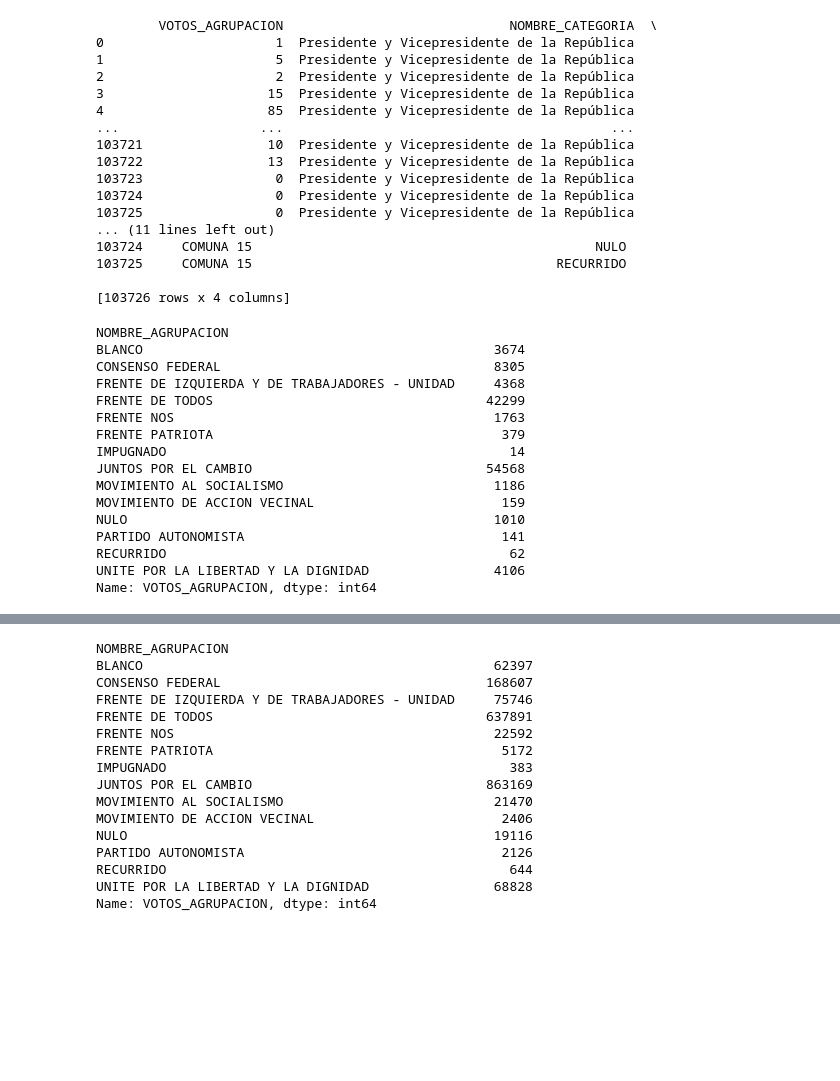
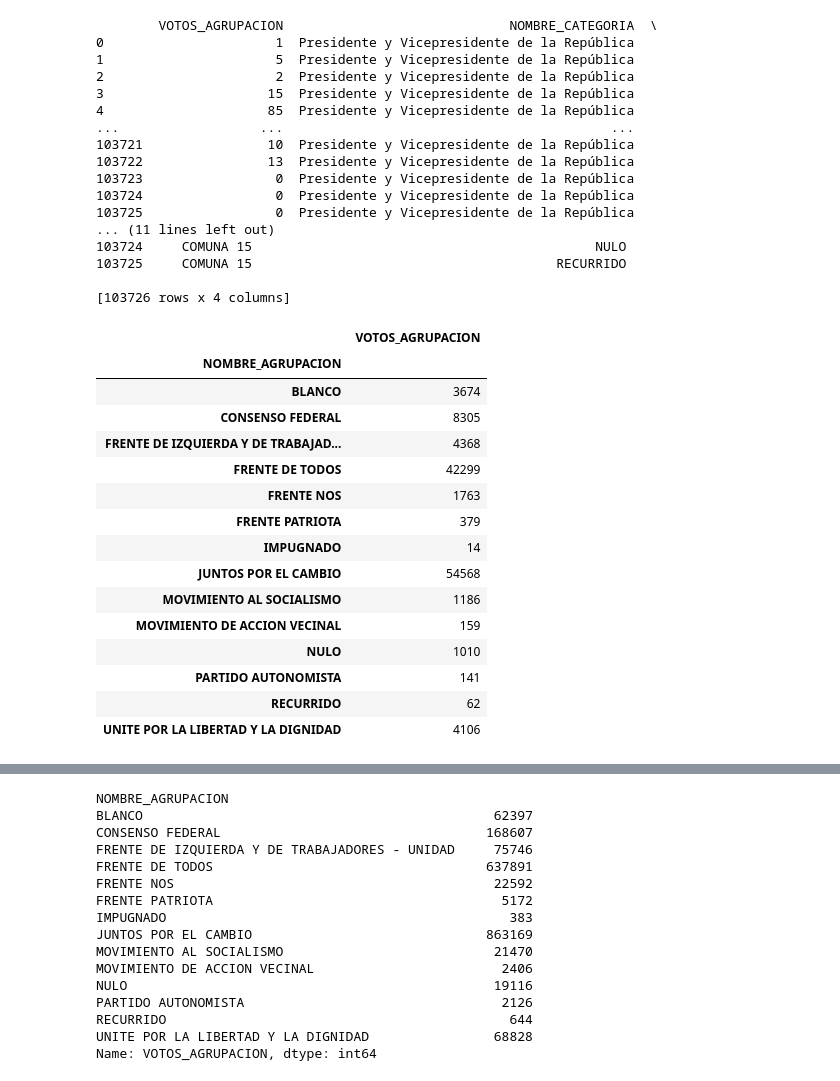
Before and after one commit to vickyfregonese/Trabajo-n2, a Jupyter notebook: TP2 FINAL.ipynb, the cells around one changed output, grey strips where cells are left out. Drawn from its saved outputs; the diff is of its cells as text; code cells hidden in the pictures; blank space fills up the shorter version.

```diff
--- a/TP2 FINAL.ipynb
+++ b/TP2 FINAL.ipynb
@@ -2,7 +2,9 @@
 import pandas as pd
 import numpy as np
 
-base_total = pd.read_csv('/Users/cataa/Desktop/MET4OP/MET4OP/dataset/elecciones_2019/resultados/120819-054029/datos_agrup.csv')
+base_total = pd.read_csv(
+    'https://raw.githubusercontent.com/MET4OP-UBA/MET4OP/master/dataset/elecciones_2019/resultados/120819-054029/datos_agrup.csv', sep=",")
+
 base_total
 # %% [output]
 |  | CODIGO_DISTRITO | CODIGO_SECCION | CODIGO_CIRCUITO | CODIGO_MESA | CODIGO_CATEGORIA | CODIGO_AGRUPACION | ... |
@@ -80,25 +82,25 @@ comuna1 = presi_vice[presi_vice["NOMBRE_REGION"]=='COMUNA 01']
 #comuna1
 # %%
 #Sumo todos los votos de cada agrupación en la comuna 1
-vot1 = comuna1.groupby(["NOMBRE_AGRUPACION"])["VOTOS_AGRUPACION"].sum()
+vot1 = pd.DataFrame(comuna1.groupby(["NOMBRE_AGRUPACION"])["VOTOS_AGRUPACION"].sum())
 vot1
 # %% [output]
-NOMBRE_AGRUPACION
-BLANCO                                             3674
-CONSENSO FEDERAL                                   8305
-FRENTE DE IZQUIERDA Y DE TRABAJADORES - UNIDAD     4368
-FRENTE DE TODOS                                   42299
-FRENTE NOS                                         1763
-FRENTE PATRIOTA                                     379
-IMPUGNADO                                            14
-JUNTOS POR EL CAMBIO                              54568
-MOVIMIENTO AL SOCIALISMO                           1186
-MOVIMIENTO DE ACCION VECINAL                        159
-NULO                                               1010
-PARTIDO AUTONOMISTA                                 141
-RECURRIDO                                            62
-UNITE POR LA LIBERTAD Y LA DIGNIDAD                4106
-Name: VOTOS_AGRUPACION, dtype: int64
+|  | VOTOS_AGRUPACION |
+| NOMBRE_AGRUPACION |  |
+| BLANCO | 3674 |
+| CONSENSO FEDERAL | 8305 |
+| FRENTE DE IZQUIERDA Y DE TRABAJAD... | 4368 |
+| FRENTE DE TODOS | 42299 |
+| FRENTE NOS | 1763 |
+| FRENTE PATRIOTA | 379 |
+| IMPUGNADO | 14 |
+| JUNTOS POR EL CAMBIO | 54568 |
+| MOVIMIENTO AL SOCIALISMO | 1186 |
+| MOVIMIENTO DE ACCION VECINAL | 159 |
+| NULO | 1010 |
+| PARTIDO AUTONOMISTA | 141 |
+| RECURRIDO | 62 |
+| UNITE POR LA LIBERTAD Y LA DIGNIDAD | 4106 |
 # %%
 #Hacemos lo mismo con cada una de las comunas.
 comuna2 = presi_vice[presi_vice["NOMBRE_REGION"]=='COMUNA 02'] #Comuna 2
```
Also changed, not shown: parts of 16 cells of this notebook.
